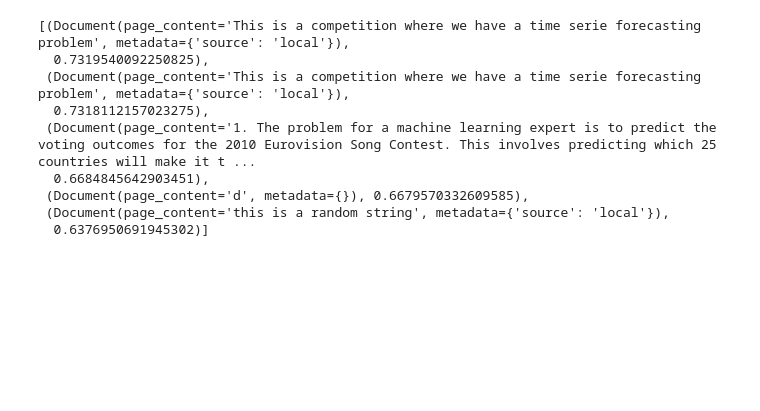
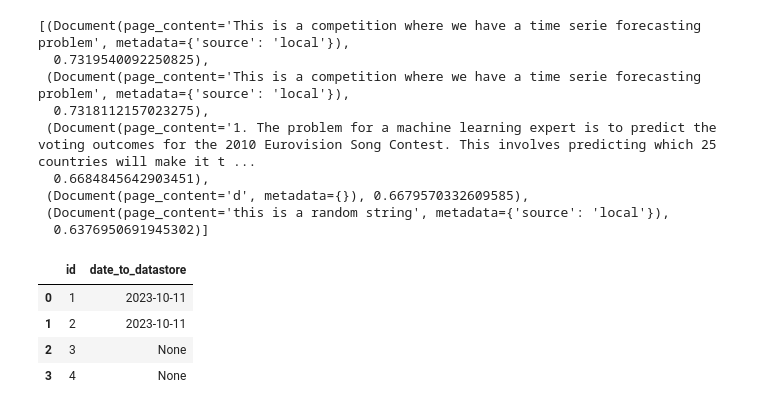
Before and after one commit to Romathonat/KaggleMateAI, a Jupyter notebook: notebooks/poc.ipynb, the cells around one changed output. Cells and saved outputs as stored; diff of their text form; code cells hidden in the pictures; blank space fills up the shorter version.

```diff
--- a/notebooks/poc.ipynb
+++ b/notebooks/poc.ipynb
@@ -359,3 +353,29 @@ new_db.similarity_search_with_relevance_scores("Weather prediction", k = 5)
  (Document(page_content='d', metadata={}), 0.6679570332609585),
  (Document(page_content='this is a random string', metadata={'source': 'local'}),
   0.6376950691945302)]
+# %%
+import pandas as pd
+from datetime import datetime
+
+# Supposons que ceci est votre DataFrame original
+df = pd.DataFrame({
+    'id': [1, 2, 3, 4],
+    'date_to_datastore': [None, None, None, None]
+})
+
+# Supposons que ceci est votre DataFrame df_unseen
+df_unseen = pd.DataFrame({
+    'id': [1, 2],
+    'date_to_datastore': [datetime.now().date(), datetime.now().date()]
+})
+
+
+df.update(df_unseen)
+
+df
+# %% [output]
+|  | id | date_to_datastore |
+| 0 | 1 | 2023-10-11 |
+| 1 | 2 | 2023-10-11 |
+| 2 | 3 | None |
+| 3 | 4 | None |
```
Also changed, not shown: parts of 1 cell of this notebook, 8 other files.
